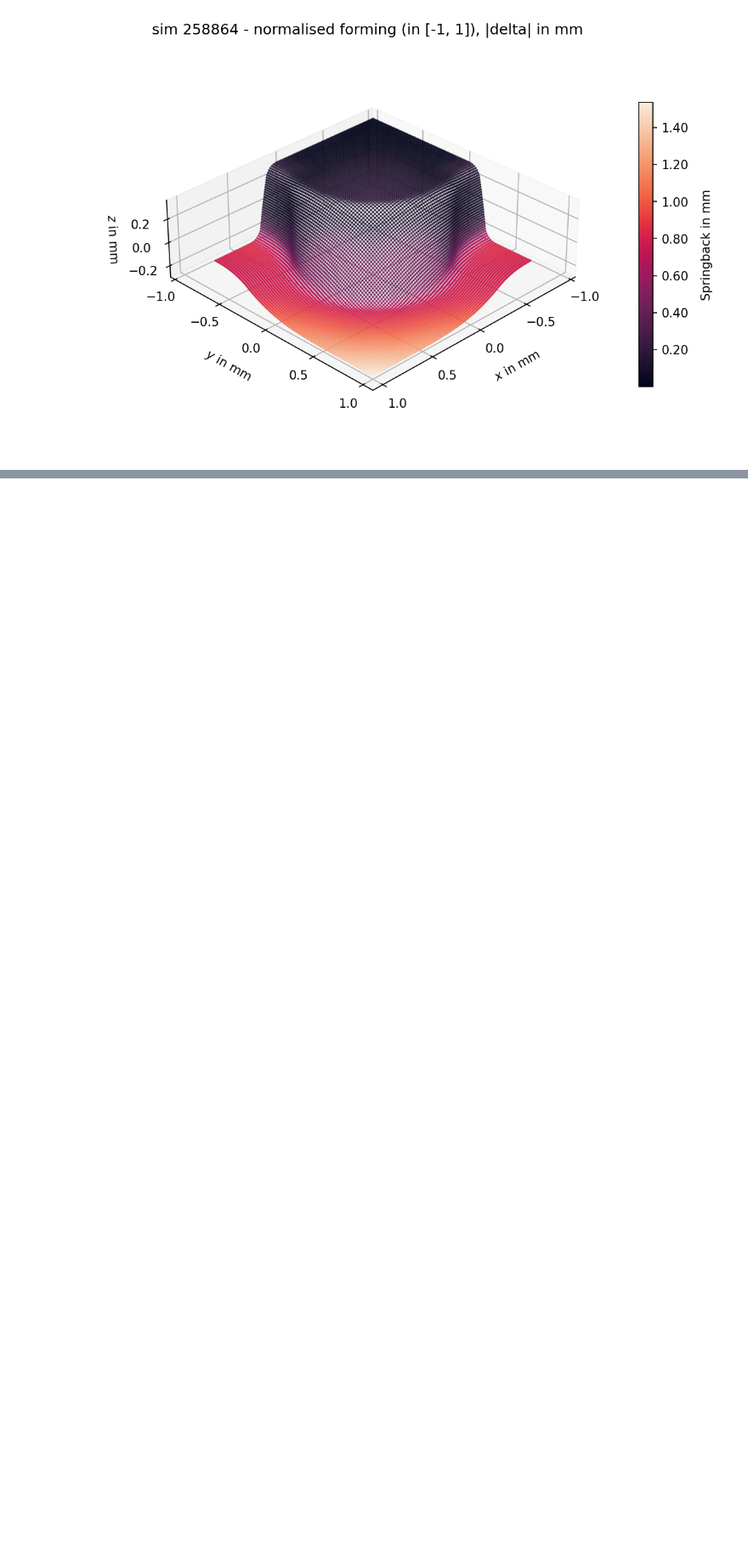
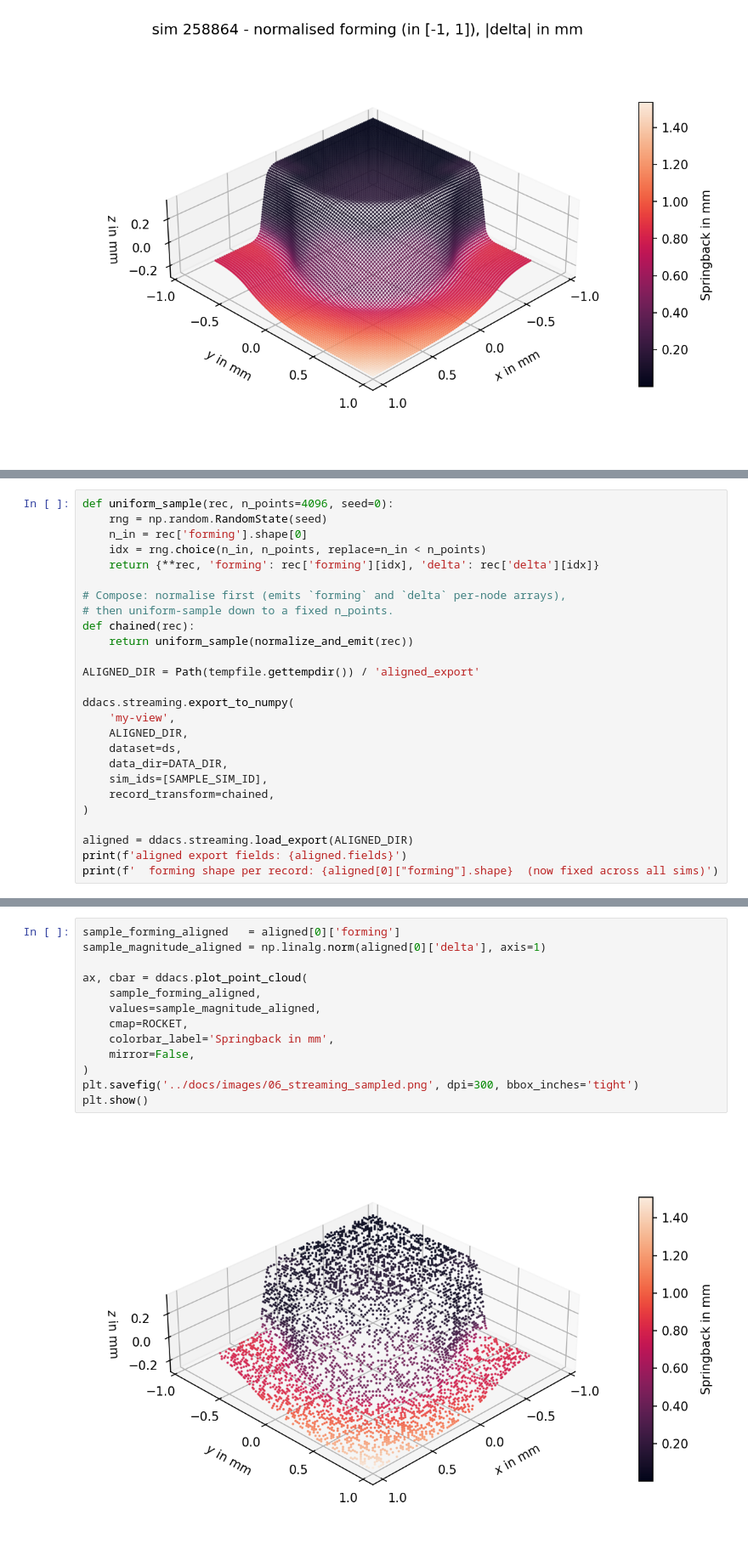
Before and after one commit to BaumSebastian/DDACS, a Jupyter notebook: notebooks/06_streaming.ipynb, the cells around one changed output, grey strips where cells are left out. Shown at 85% size. Saved outputs shown, nothing was run; the diff lists cells and outputs as text; blank space fills up the shorter version.

```diff
--- a/notebooks/06_streaming.ipynb
+++ b/notebooks/06_streaming.ipynb
@@ -240,0 +280,26 @@ forming   : shape=(11236, 3)  dtype=float32
+# %%
+def uniform_sample(rec, n_points=4096, seed=0):
+    rng = np.random.RandomState(seed)
+    n_in = rec['forming'].shape[0]
+    idx = rng.choice(n_in, n_points, replace=n_in < n_points)
+    return {**rec, 'forming': rec['forming'][idx], 'delta': rec['delta'][idx]}
+
+# Compose: normalise first (emits `forming` and `delta` per-node arrays),
+# then uniform-sample down to a fixed n_points.
+def chained(rec):
+    return uniform_sample(normalize_and_emit(rec))
+
+ALIGNED_DIR = Path(tempfile.gettempdir()) / 'aligned_export'
+
+ddacs.streaming.export_to_numpy(
+    'my-view',
+    ALIGNED_DIR,
+    dataset=ds,
+    data_dir=DATA_DIR,
+    sim_ids=[SAMPLE_SIM_ID],
+    record_transform=chained,
+)
+
+aligned = ddacs.streaming.load_export(ALIGNED_DIR)
+print(f'aligned export fields: {aligned.fields}')
+print(f'  forming shape per record: {aligned[0]["forming"].shape}  (now fixed across all sims)')
@@ -241,3 +311,18 @@ forming   : shape=(11236, 3)  dtype=float32
+# %%
+sample_forming_aligned   = aligned[0]['forming']
+sample_magnitude_aligned = np.linalg.norm(aligned[0]['delta'], axis=1)
+
+ax, cbar = ddacs.plot_point_cloud(
+    sample_forming_aligned,
+    values=sample_magnitude_aligned,
+    cmap=ROCKET,
+    colorbar_label='Springback in mm',
+    mirror=False,
+)
+plt.savefig('../docs/images/06_streaming_sampled.png', dpi=300, bbox_inches='tight')
+plt.show()
+# %% [output]
+[figure, added]
 # %% [markdown]
 ## Where to go next
 
```
Also changed, not shown: parts of 8 cells of this notebook, 2 other files.
